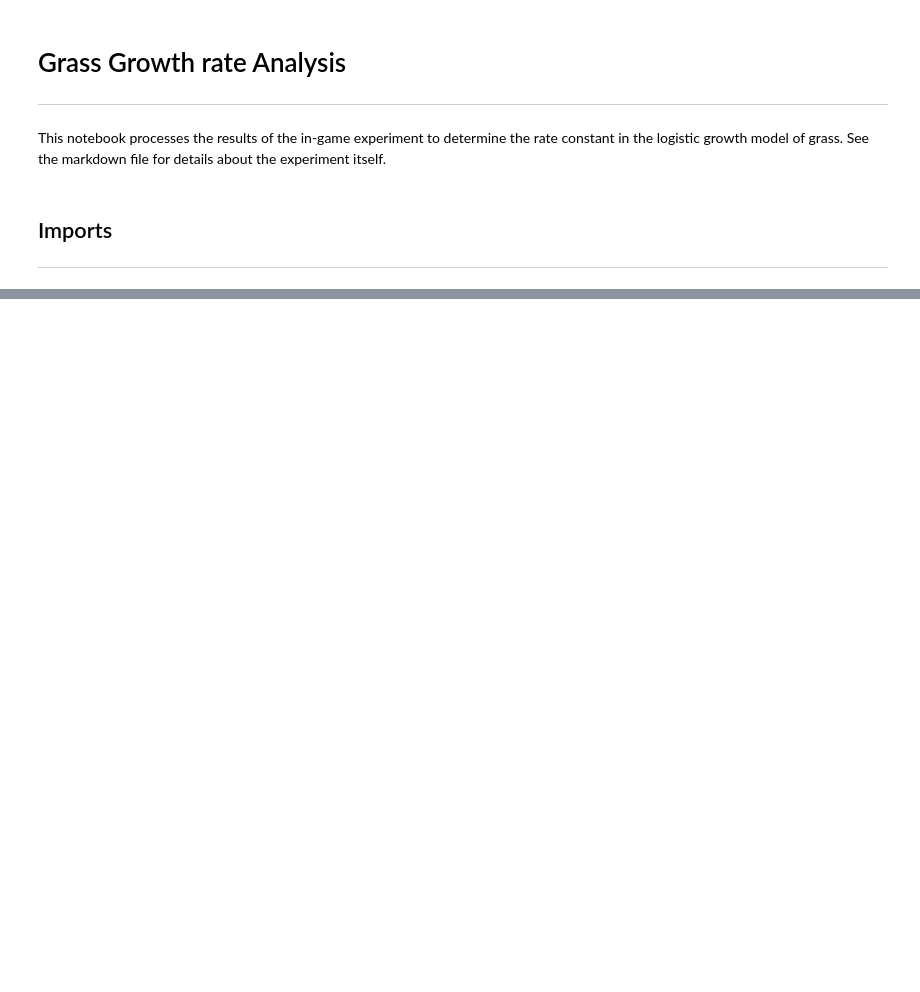
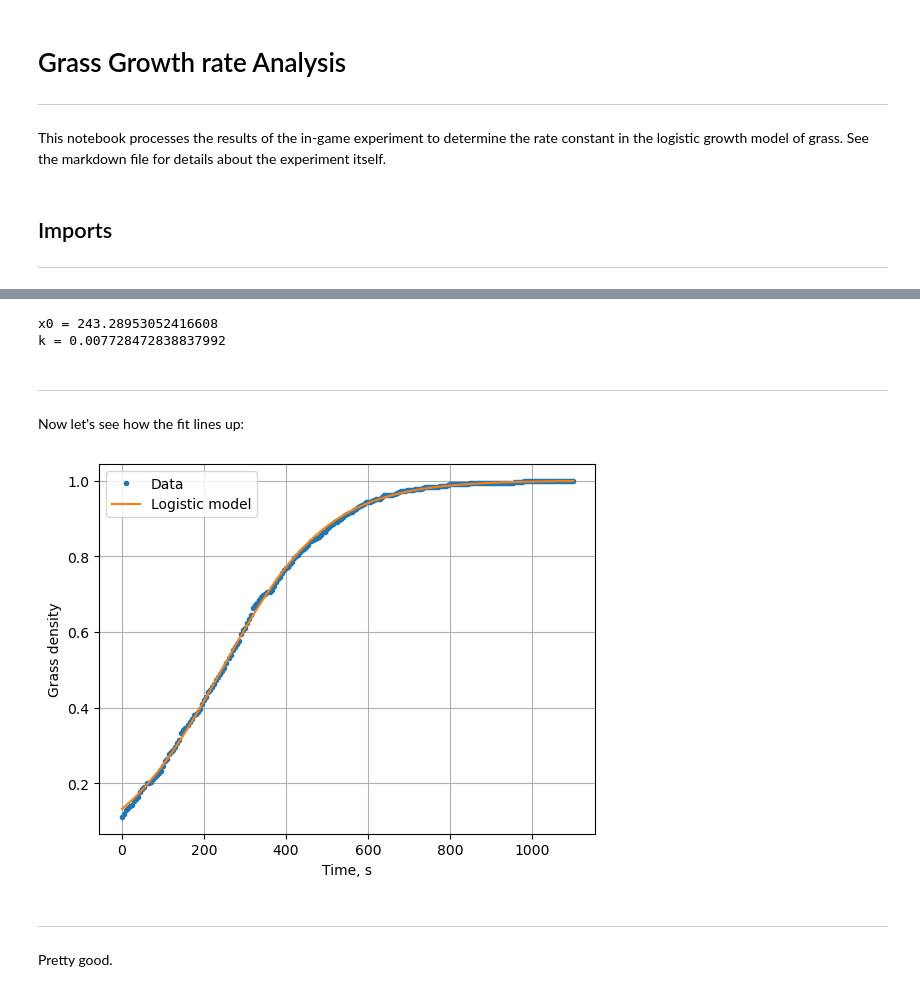
Before and after one commit to ELFREELAND/minecraft_sheep, a Jupyter notebook: grass_growth/grass_growth.ipynb, the cells around one changed output, grey strips where cells are left out. Cells and saved outputs as stored; diff of their text form; code cells hidden in the pictures; blank space fills up the shorter version.

```diff
--- a/grass_growth/grass_growth.ipynb
+++ b/grass_growth/grass_growth.ipynb
@@ -41,0 +74,33 @@ plt.show()
+# %%
+#estimate x0 and k from the graph above
+guess = [0.008, 250]
+
+solution = sp.optimize.curve_fit(logistic, time, grass_frac, p0 = guess)
+
+print("x0 = {0}\nk = {1}".format(solution[0][1], solution[0][0]))
+# %% [output]
+x0 = 243.28953052416608
+k = 0.007728472838837992
+# %% [markdown]
+***
+Now let's see how the fit lines up:
+# %%
+grass_fit = logistic(time, solution[0][0], solution[0][1])
+
+f, ax = plt.subplots()
+
+ax.plot(time, grass_frac, ".", label="Data")
+ax.plot(time, grass_fit, "-", label="Logistic model")
+
+ax.grid(True)
+ax.set_xlabel("Time, s")
+ax.set_ylabel("Grass density")
+
+ax.legend()
+
+plt.show()
+# %% [output]
+[figure, added]
+# %% [markdown]
+***
+Pretty good.
```
Also changed, not shown: parts of 8 cells of this notebook.
